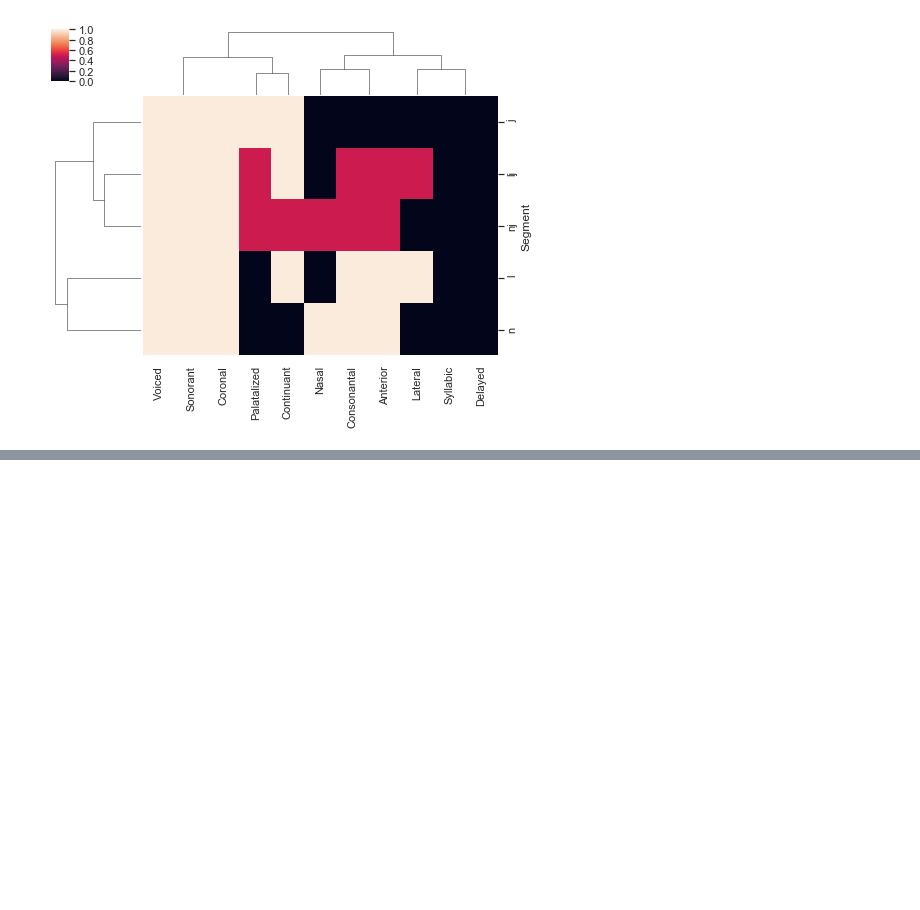
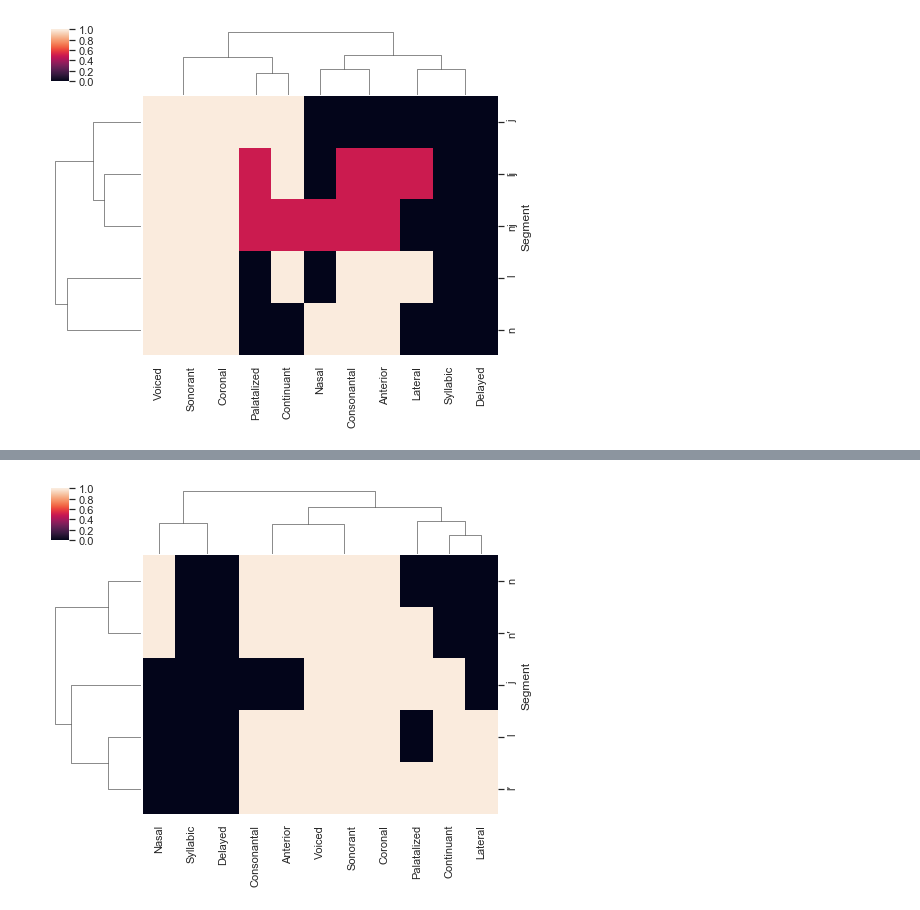
Before and after one commit to Data-Science-for-Linguists-2019/russian_rhyme, a Jupyter notebook: dev/decompose_palatalization.ipynb, the cells around one changed output, grey strips where cells are left out. Saved outputs shown, nothing was run; the diff lists cells and outputs as text; code cells hidden in the pictures; blank space fills up the shorter version.

```diff
--- a/dev/decompose_palatalization.ipynb
+++ b/dev/decompose_palatalization.ipynb
@@ -84,0 +105,5 @@ plt.show()
+# %%
+g = sns.clustermap(df_drop_decomposed, method="ward", figsize=(8,6))
+plt.show()
+# %% [output]
+[figure, added]
```
Also changed, not shown: parts of 7 cells of this notebook, 1 other file.
